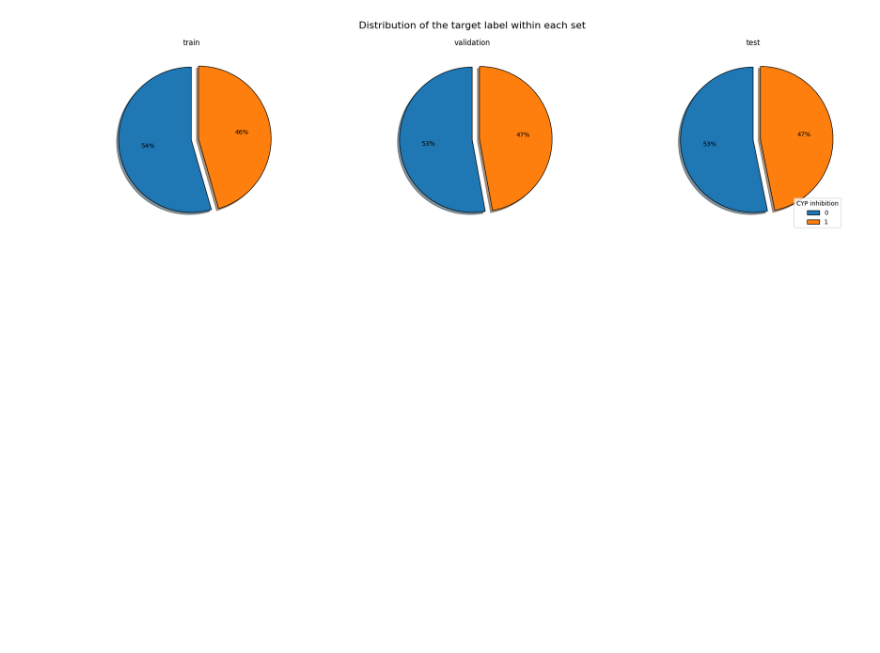
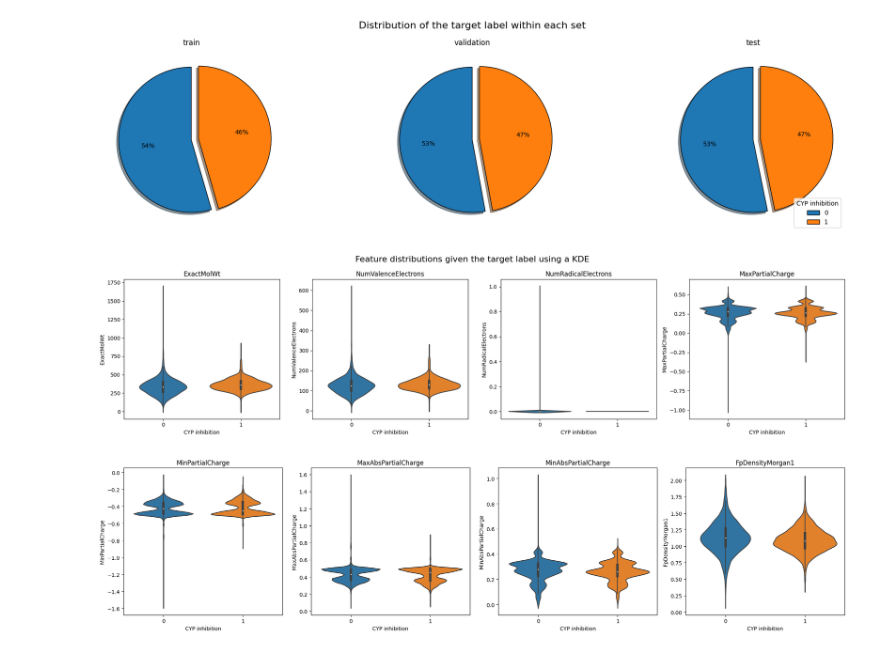
Before and after one commit to JonnaMat/CYP-inhibition, a Jupyter notebook: src/project.ipynb, the cells around one changed output. Drawn from its saved outputs; the diff is of its cells as text; code cells hidden in the pictures; blank space fills up the shorter version.

Commit message:
Add violin plot

```diff
--- a/src/project.ipynb
+++ b/src/project.ipynb
@@ -22,6 +22,6 @@ In terms of data cleaning the following steps are performed:
   - For molecular descriptors it doesn't make much sense to fill missing values with some default value or mean of the existing values
 # %%
 data = data_preprocessing(task)
-data = remove_small_molecules(data)
+# data = remove_small_molecules(data)
 # %% [output]
 Dataset already exists, returning data/cyp2c19/raw_dataset_descriptors.csv.
@@ -128,3 +112,12 @@ plot_counts(
 )
 # %% [output]
 [figure]
+# %%
+feature_distributions(
+    data = datasets["train"],
+    features = datasets["train"].columns[10:18],
+    suptitle="Feature distributions given the target label using a KDE"
+)
+# %% [output]
+[figure, added]
+[figure, added]
```
Also changed, not shown: parts of 1 cell of this notebook, 1 other file.
